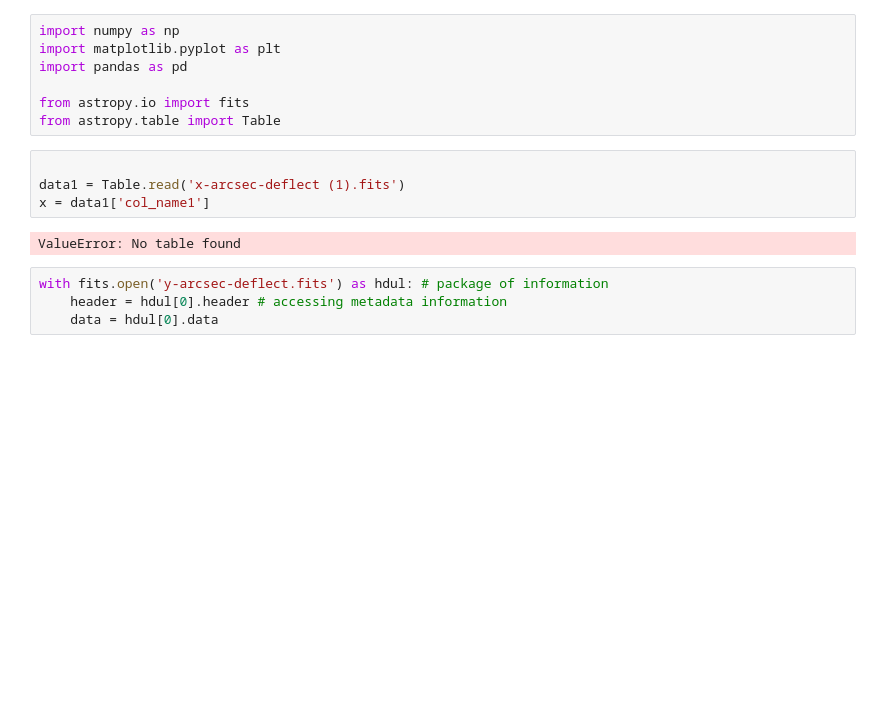
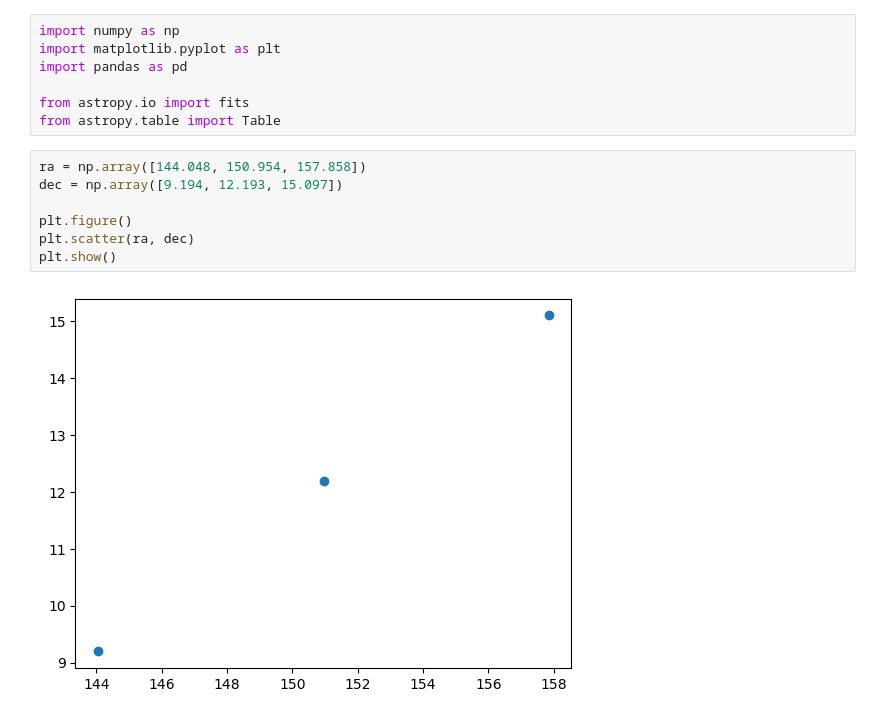
Before and after one commit to annikahattankutter-maker/annika, a Jupyter notebook: final_project/Untitled1.ipynb, the cells around one changed output. Saved outputs shown, nothing was run; the diff lists cells and outputs as text; blank space fills up the shorter version.

```diff
--- a/final_project/Untitled1.ipynb
+++ b/final_project/Untitled1.ipynb
@@ -5,13 +5,12 @@ import pandas as pd
 
 from astropy.io import fits
 from astropy.table import Table
-# %%
-
-data1 = Table.read('x-arcsec-deflect (1).fits')
-x = data1['col_name1']
-# %% [output]
-ValueError: No table found
-# %%
-with fits.open('y-arcsec-deflect.fits') as hdul: # package of information
-    header = hdul[0].header # accessing metadata information
-    data = hdul[0].data
+# %%
+ra = np.array([144.048, 150.954, 157.858])
+dec = np.array([9.194, 12.193, 15.097])
+
+plt.figure()
+plt.scatter(ra, dec)
+plt.show()
+# %% [output]
+[figure, added]
```
Also changed, not shown: parts of 4 cells of this notebook, 8 other files.
